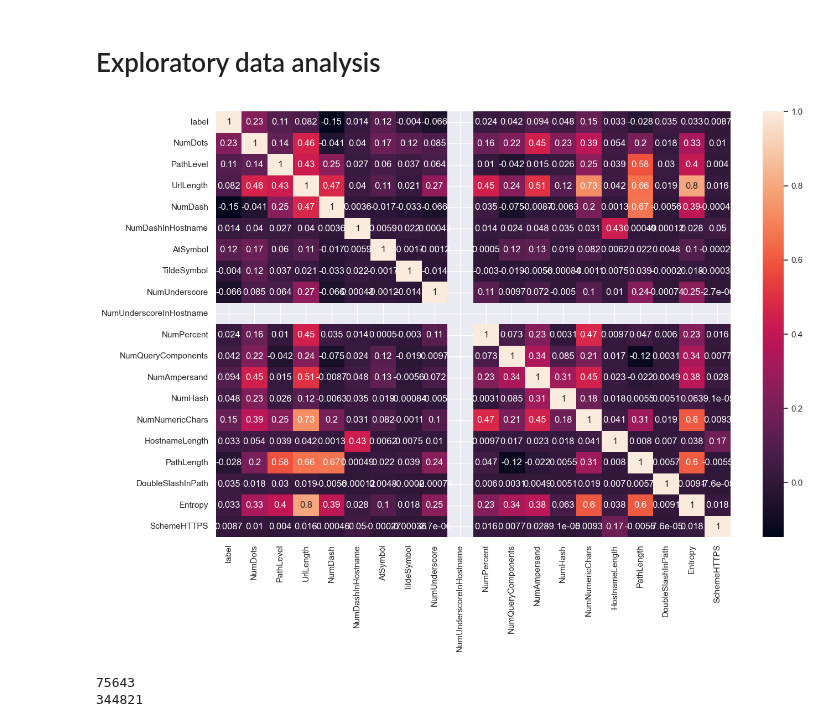
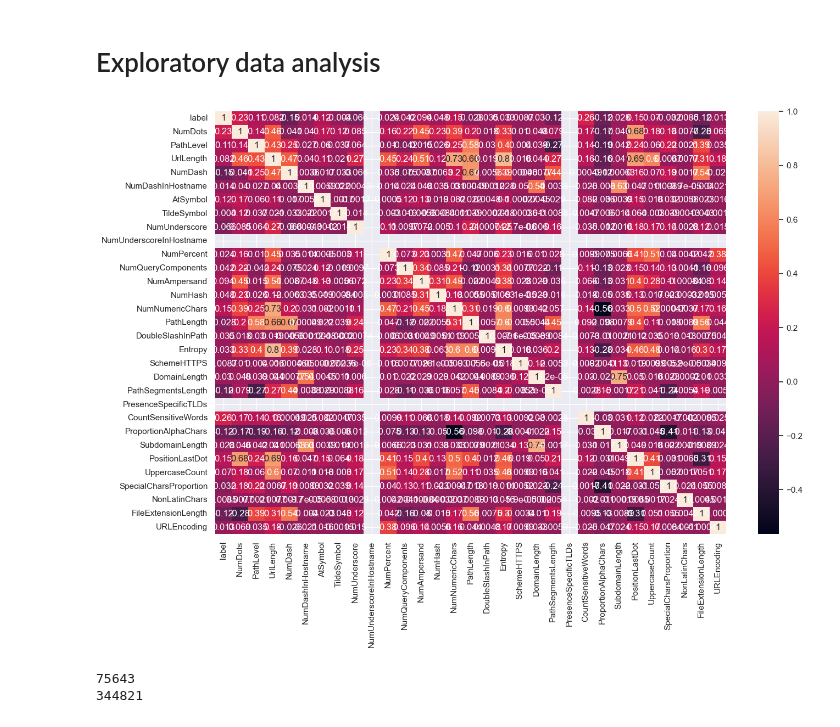
Before and after one commit to trulydevious/ML_project, a Jupyter notebook: notebooks/final_data_preprocessing_and_training.ipynb, the cells around one changed output. Cells and saved outputs as stored; diff of their text form; code cells hidden in the pictures.

```diff
--- a/notebooks/final_data_preprocessing_and_training.ipynb
+++ b/notebooks/final_data_preprocessing_and_training.ipynb
@@ -35,10 +55,10 @@ data['label'] = data['label'].astype(int)
 # %%
 #Features correlation plot
 sns.set(rc={'figure.figsize': (15, 10)})
-sns.heatmap(data.iloc[:, :-1].corr(), annot=True)
+sns.heatmap(data.corr(), annot=True)
 plt.show()
 # %% [output]
-[figure, old version]
+[figure, new version]
 # %%
 # class inbalance check
 print(len(data[data['label']==1]))
```
Also changed, not shown: parts of 2 cells of this notebook, 1 other file.
